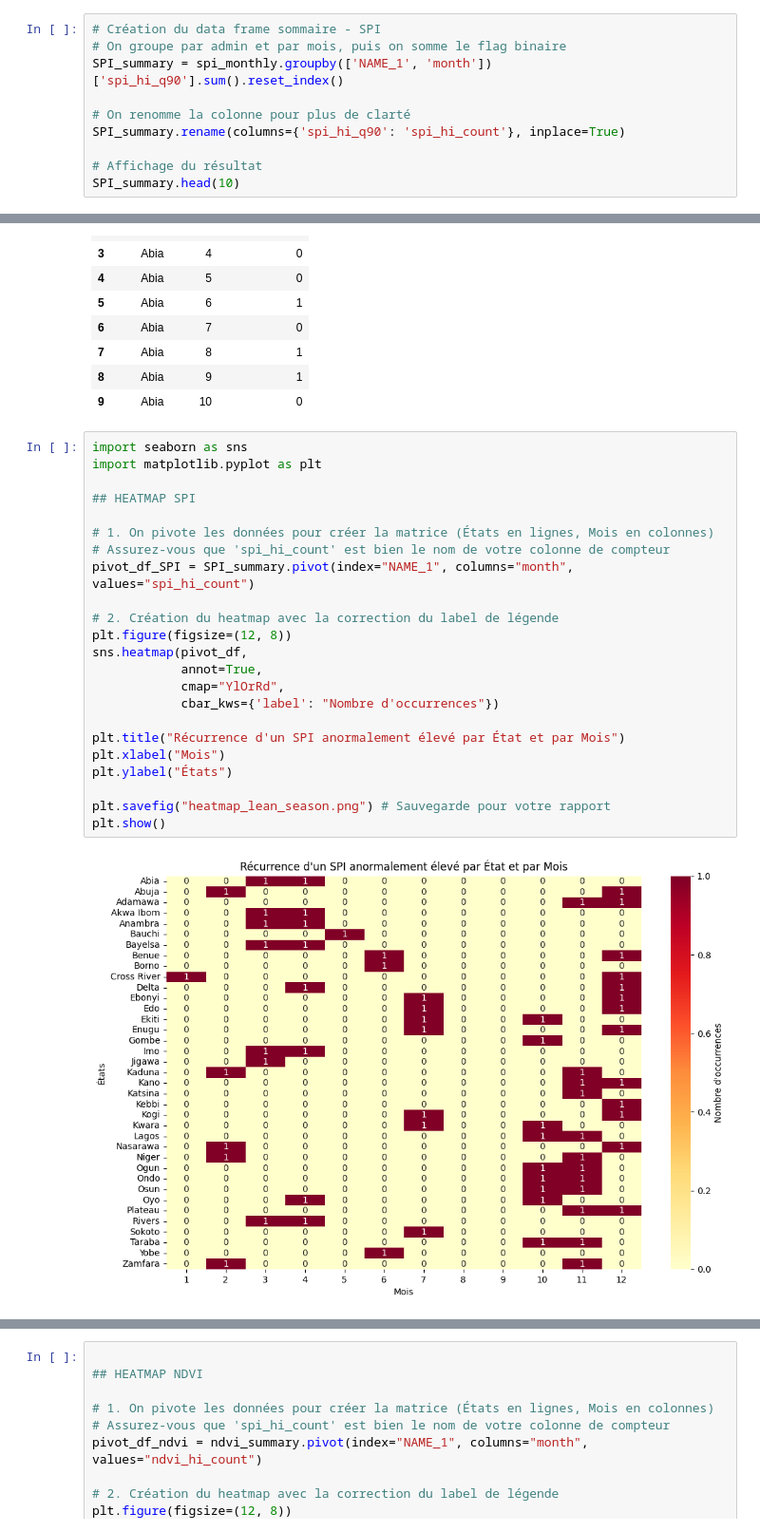
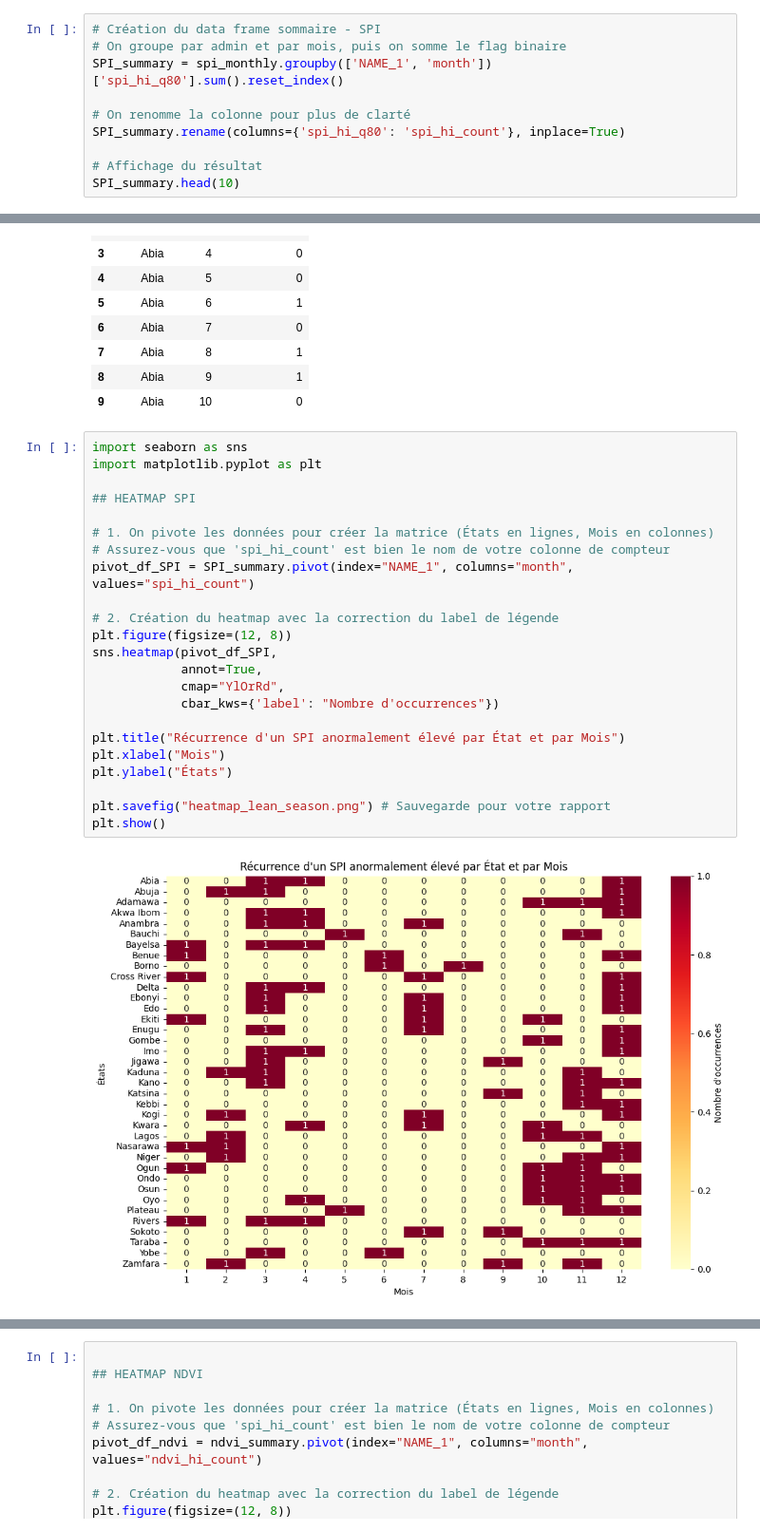
Before and after one commit to tnourlyn/Projet-de-Statapp---WFP-, a Jupyter notebook: Lean_season.ipynb, the cells around one changed output, grey strips where cells are left out. Shown at 95% size. Cells and saved outputs as stored; diff of their text form.

```diff
--- a/Lean_season.ipynb
+++ b/Lean_season.ipynb
@@ -656,10 +640,10 @@ ndvi_monthly["ndvi_hi_q80"] = ndvi_monthly["ndvi_anomaly"] > ndvi_monthly["ndvi_
 # %%
 # Création du data frame sommaire - SPI
 # On groupe par admin et par mois, puis on somme le flag binaire
-SPI_summary = spi_monthly.groupby(['NAME_1', 'month'])['spi_hi_q90'].sum().reset_index()
+SPI_summary = spi_monthly.groupby(['NAME_1', 'month'])['spi_hi_q80'].sum().reset_index()
 
 # On renomme la colonne pour plus de clarté
-SPI_summary.rename(columns={'spi_hi_q90': 'spi_hi_count'}, inplace=True)
+SPI_summary.rename(columns={'spi_hi_q80': 'spi_hi_count'}, inplace=True)
 
 # Affichage du résultat
 SPI_summary.head(10)
@@ -700,26 +684,26 @@ ndvi_summary.head(10)
 # %%
 import seaborn as sns
 import matplotlib.pyplot as plt
 
 ## HEATMAP SPI
 
 # 1. On pivote les données pour créer la matrice (États en lignes, Mois en colonnes)
 # Assurez-vous que 'spi_hi_count' est bien le nom de votre colonne de compteur
 pivot_df_SPI = SPI_summary.pivot(index="NAME_1", columns="month", values="spi_hi_count")
 
 # 2. Création du heatmap avec la correction du label de légende
 plt.figure(figsize=(12, 8))
-sns.heatmap(pivot_df,
+sns.heatmap(pivot_df_SPI,
             annot=True,
             cmap="YlOrRd",
             cbar_kws={'label': "Nombre d'occurrences"})
 
 plt.title("Récurrence d'un SPI anormalement élevé par État et par Mois")
 plt.xlabel("Mois")
 plt.ylabel("États")
 
 plt.savefig("heatmap_lean_season.png") # Sauvegarde pour votre rapport
 plt.show()
 # %% [output]
-[figure, old version]
+[figure, new version]
 # %%
```
Also changed, not shown: parts of 24 cells of this notebook, 1 other file.
